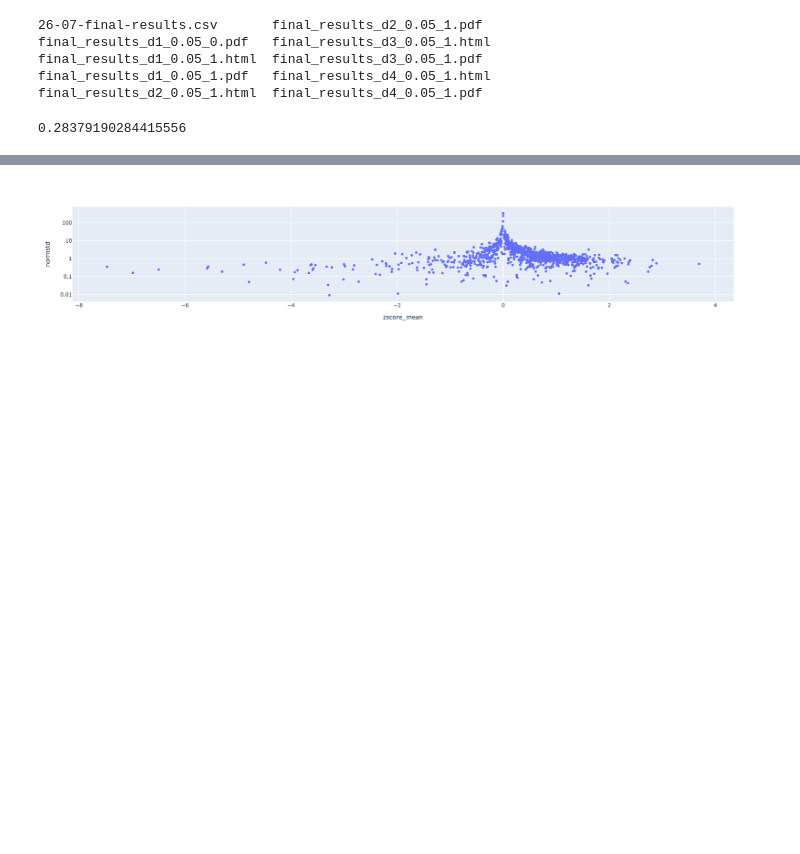
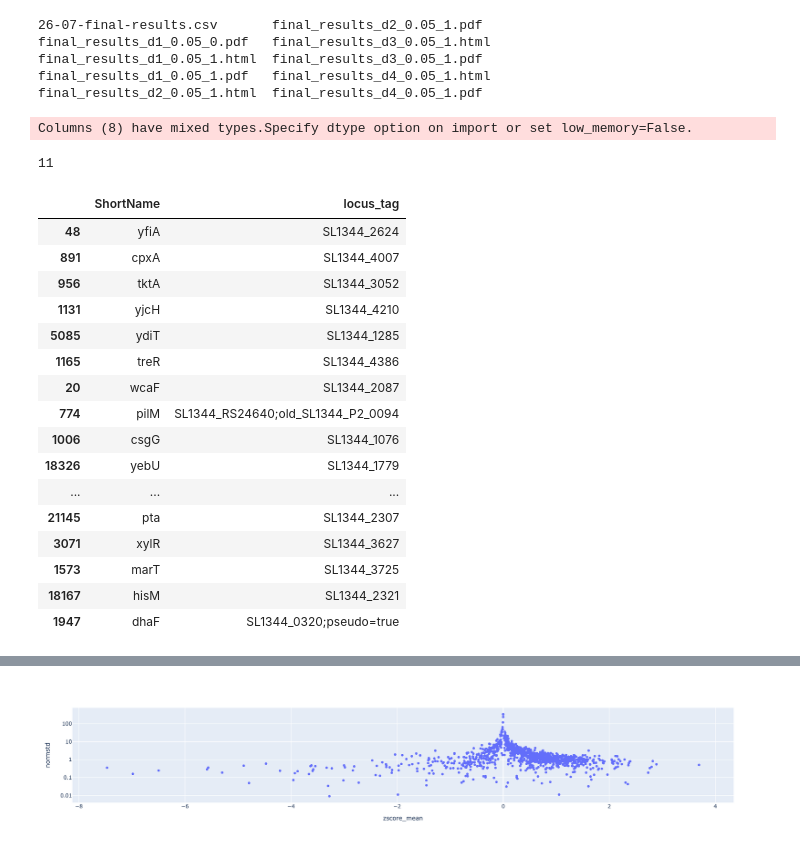
Before and after one commit to MicrobiologyETHZ/nguyenb_rbtnseq_2024, a Jupyter notebook: code/notebooks/08_2021_pathway_enrichment/pathway_enrichment1.ipynb, the cells around one changed output, grey strips where cells are left out. Saved outputs shown, nothing was run; the diff lists cells and outputs as text; code cells hidden in the pictures; blank space fills up the shorter version.

```diff
--- a/code/notebooks/08_2021_pathway_enrichment/pathway_enrichment1.ipynb
+++ b/code/notebooks/08_2021_pathway_enrichment/pathway_enrichment1.ipynb
@@ -10,6 +11,70 @@ final_results_d1_0.05_0.pdf   final_results_d3_0.05_1.html
 final_results_d1_0.05_1.html  final_results_d3_0.05_1.pdf
 final_results_d1_0.05_1.pdf   final_results_d4_0.05_1.html
 final_results_d2_0.05_1.html  final_results_d4_0.05_1.pdf
+# %%
+# Getting annotations ... -> not ideal needs to be refactores
+
+# Todo: move file directories to config files, so that can be re-run with different counts
+
+
+def load_files(samples, results_dir):
+    df_list = []
+    cntrl_list = []
+    for sample in samples:
+        df_list.append(pd.read_csv(Path(results_dir)/sample/"merged_counts.csv", index_col=0))
+        cntrl_list.append(pd.read_csv(Path(results_dir)/sample/"merged_controls.csv", index_col=0))
+    return pd.concat([pd.concat(df_list), pd.concat(cntrl_list)])
+
+
+counts_dir ="/Users/ansintsova/git_repos/nguyenb_tnseq/data/13_04_results/counts"
+outdir = '/Users/ansintsova/git_repos/nguyenb_tnseq/data/07_06_results/'
+control_file = Path("/Users/ansintsova/git_repos/nguyenb_tnseq/data/13_04_results")/'controls.txt'
+
+# Load
+dnaids = ['dnaid1315', 'dnaid1428', 'dnaid1429', 'dnaid1457', 'dnaid2015', 'dnaid2016', 'dnaid2017', 'dnaid2018', 'dnaid2019',
+         'dnaid2023', 'dnaid2024', 'dnaid2025', 'dnaid2026', 'dnaid2027', 'dnaid2028', 'dnaid2029' ]
+
+cnt_df = load_files(dnaids, Path(counts_dir))
+# Create unique identifier for each sample
+cnt_df['sampleID'] = cnt_df['sampleID'] + "_" + cnt_df['dnaid'] + "_" + cnt_df['experiment']
+cnt_df = cnt_df[cnt_df.sampleID.notnull()]
+cnt_df['CntrlName'] = cnt_df['phenotype'] + cnt_df['conc'].astype(str)
+cnt_df['ShortName'] = cnt_df.ShortName.fillna(cnt_df.CntrlName)
+
+# Dropping Unenriched samples
+cnt_df = cnt_df[~cnt_df.sampleID.str.contains('unenriched')]
+annotation_df = cnt_df[['barcode', 'ShortName', 'locus_tag', 'phenotype', 'conc']].drop_duplicates()
+
+libraries = [lib for lib in cnt_df.library.unique() if type(lib) == str]
+libraries.remove('library_14_1')
+print(len(libraries))
+days = ['_d1', '_d2', '_d3', '_d4']
+# %% [output]
+Columns (8) have mixed types.Specify dtype option on import or set low_memory=False.
+11
+# %%
+ann = cnt_df[['ShortName', 'locus_tag']].drop_duplicates()
+#ann = ann[ann.ShortName]
+ann = ann[ann.ShortName.apply(lambda x: len(x) < 10)]
+ann.sample(25)
+# %% [output]
+|  | ShortName | locus_tag |
+| 48 | yfiA | SL1344_2624 |
+| 891 | cpxA | SL1344_4007 |
+| 956 | tktA | SL1344_3052 |
+| 1131 | yjcH | SL1344_4210 |
+| 5085 | ydiT | SL1344_1285 |
+| 1165 | treR | SL1344_4386 |
+| 20 | wcaF | SL1344_2087 |
+| 774 | pilM | SL1344_RS24640;old_SL1344_P2_0094 |
+| 1006 | csgG | SL1344_1076 |
+| 18326 | yebU | SL1344_1779 |
+| ... | ... | ... |
+| 21145 | pta | SL1344_2307 |
+| 3071 | xylR | SL1344_3627 |
+| 1573 | marT | SL1344_3725 |
+| 18167 | hisM | SL1344_2321 |
+| 1947 | dhaF | SL1344_0320;pseudo=true |
 # %%
 # Read in final results table
 #df = pd.read_csv("../../results/26-07-final-results.csv", index_col=0)
@@ -19,7 +87,3 @@ df['rank'] = -1*np.log10(df['zscore_padj'])*df['dir_change']
-# %%
-1/10**0.547
-# %% [output]
-0.28379190284415556
 # %%
 df.sample(10).sort_values('rank', ascending=False)
 # %% [output]
```
Also changed, not shown: parts of 16 cells of this notebook, 9 other files.
